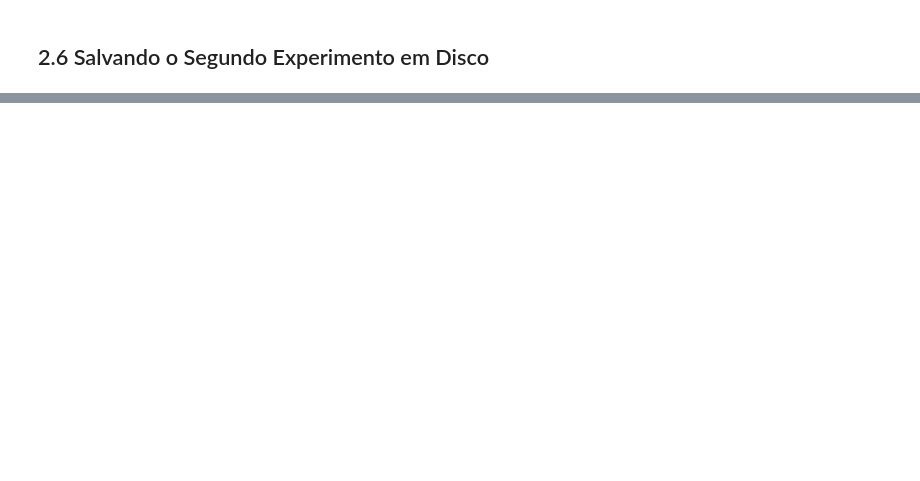
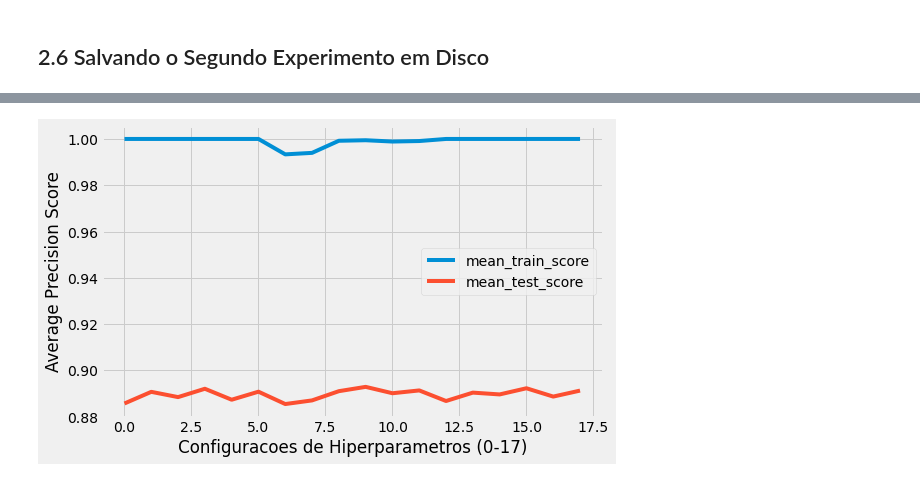
Before and after one commit to Schots/OULAD-Trybe, a Jupyter notebook: Trybe-Oulad-Experimentos.ipynb, the cells around one changed output, grey strips where cells are left out. Drawn from its saved outputs; the diff is of its cells as text; code cells hidden in the pictures; blank space fills up the shorter version.

```diff
--- a/Trybe-Oulad-Experimentos.ipynb
+++ b/Trybe-Oulad-Experimentos.ipynb
@@ -820,0 +1122,9 @@ assert (load('segundo_experimento.joblib').predict(X_train) == second_model.pred
+# %%
+third_model = make_pipeline(
+                            third_experiment_pipeline,
+                            RandomForestClassifier(n_estimators=500,
+                                                   max_features="sqrt",
+                                                   class_weight='balanced',   #remediar o desbalanceamento
+                                                   random_state=RANDOM_SEED)
+                           )
+third_model
@@ -820,0 +1180,6 @@ assert (load('segundo_experimento.joblib').predict(X_train) == second_model.pred
+# %%
+params = {}
+params['randomforestclassifier__max_features'] = ["sqrt",0.6,0.8]
+params['randomforestclassifier__max_depth'] = [None,15,25]
+params['randomforestclassifier__n_estimators'] = [100,500]
+params
@@ -820,0 +1190,12 @@ assert (load('segundo_experimento.joblib').predict(X_train) == second_model.pred
+# %%
+grid = GridSearchCV(
+                    third_model,
+                    param_grid=params,
+                    scoring = make_scorer(average_precision_score,needs_proba=True),
+                    cv=skf,
+                    verbose = 100,
+                    return_train_score=True,
+                    n_jobs = -1
+                    )
+
+grid.fit(X_train, y_train)
@@ -820,0 +1237,3 @@ assert (load('segundo_experimento.joblib').predict(X_train) == second_model.pred
+# %%
+grid_search = pd.DataFrame(grid.cv_results_)
+grid_search.sort_values("rank_test_score")
@@ -820,0 +1259,6 @@ assert (load('segundo_experimento.joblib').predict(X_train) == second_model.pred
+# %%
+ax = grid_search[['mean_train_score','mean_test_score']].plot()
+_= ax.set_xlabel("Configuracoes de Hiperparametros (0-17)")
+_= ax.set_ylabel("Average Precision Score")
+# %% [output]
+[figure, added]
```
Also changed, not shown: parts of 81 cells of this notebook.
